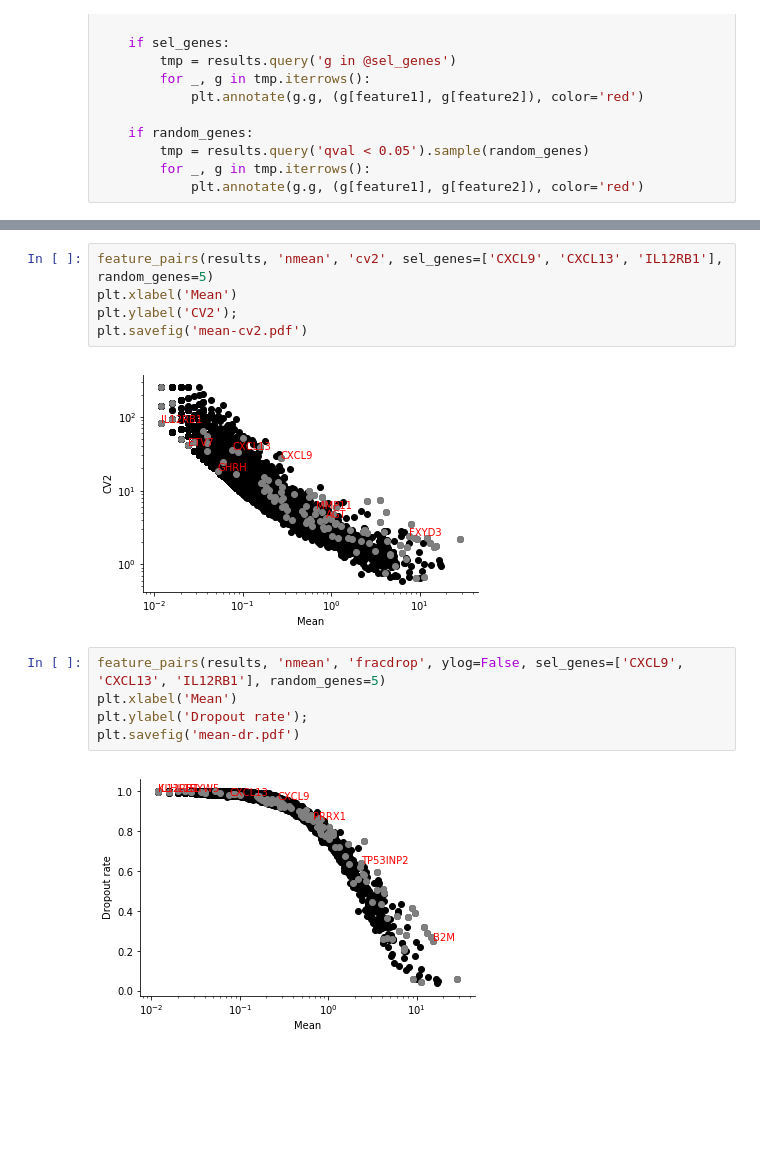
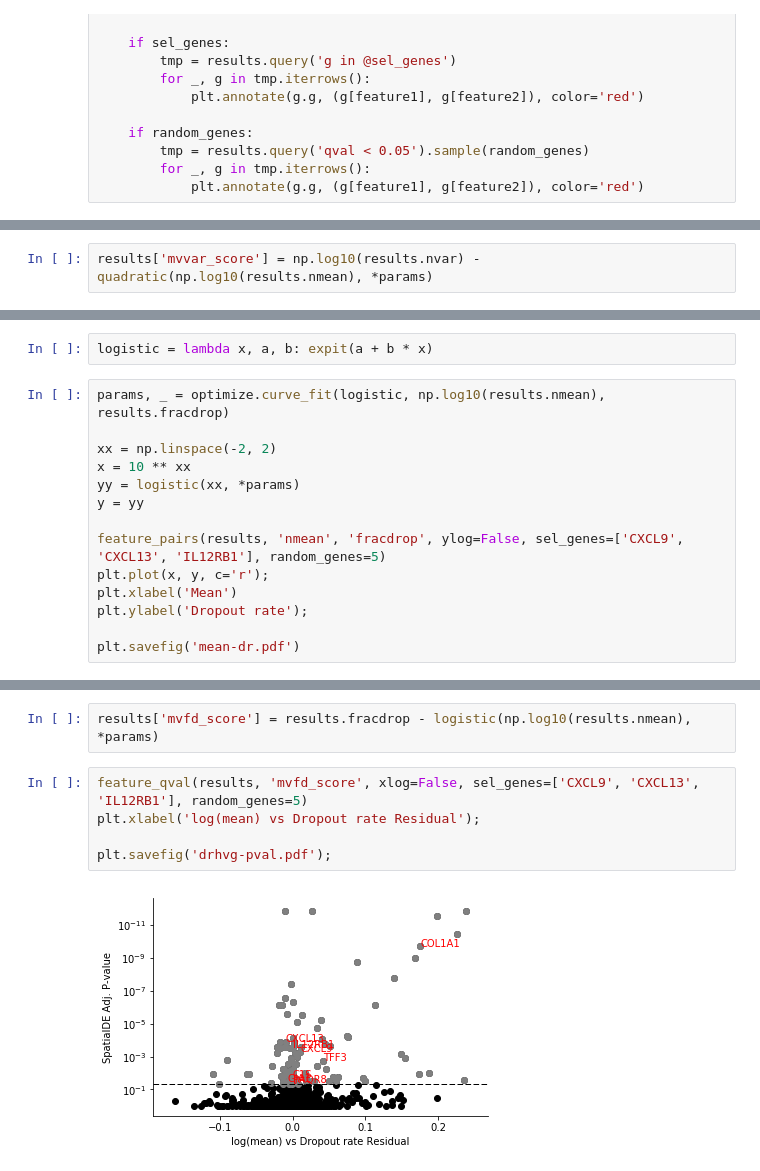
Before and after one commit to Teichlab/SpatialDE, a Jupyter notebook: Analysis/BreastCancer/Alternative explanatory factors.ipynb, the cells around one changed output, grey strips where cells are left out. Saved outputs shown, nothing was run; the diff lists cells and outputs as text; blank space fills up the shorter version.

```diff
--- a/Analysis/BreastCancer/Alternative explanatory factors.ipynb
+++ b/Analysis/BreastCancer/Alternative explanatory factors.ipynb
@@ -117 +172,3 @@ def feature_pairs(results, feature1, feature2, ylog=True, sel_genes=None, random
+# %%
+results['mvvar_score'] = np.log10(results.nvar) - quadratic(np.log10(results.nmean), *params)
 # %%
@@ -123,0 +183,16 @@ plt.savefig('mean-var.pdf')
+# %%
+logistic = lambda x, a, b: expit(a + b * x)
+# %%
+params, _ = optimize.curve_fit(logistic, np.log10(results.nmean), results.fracdrop)
+
+xx = np.linspace(-2, 2)
+x = 10 ** xx
+yy = logistic(xx, *params)
+y = yy
+
+feature_pairs(results, 'nmean', 'fracdrop', ylog=False, sel_genes=['CXCL9', 'CXCL13', 'IL12RB1'], random_genes=5)
+plt.plot(x, y, c='r');
+plt.xlabel('Mean')
+plt.ylabel('Dropout rate');
+
+plt.savefig('mean-dr.pdf')
@@ -124,14 +201,9 @@ plt.savefig('mean-var.pdf')
+# %%
+results['mvfd_score'] = results.fracdrop - logistic(np.log10(results.nmean), *params)
 # %%
-feature_pairs(results, 'nmean', 'cv2', sel_genes=['CXCL9', 'CXCL13', 'IL12RB1'], random_genes=5)
-plt.xlabel('Mean')
-plt.ylabel('CV2');
-plt.savefig('mean-cv2.pdf')
+feature_qval(results, 'mvfd_score', xlog=False, sel_genes=['CXCL9', 'CXCL13', 'IL12RB1'], random_genes=5)
+plt.xlabel('log(mean) vs Dropout rate Residual');
+
+plt.savefig('drhvg-pval.pdf');
 # %% [output]
-[figure, old version]
+[figure, new version]
-# %%
-feature_pairs(results, 'nmean', 'fracdrop', ylog=False, sel_genes=['CXCL9', 'CXCL13', 'IL12RB1'], random_genes=5)
-plt.xlabel('Mean')
-plt.ylabel('Dropout rate');
-plt.savefig('mean-dr.pdf')
-# %% [output]
-[figure, removed]
```
Also changed, not shown: parts of 14 cells of this notebook, 6 other files.
